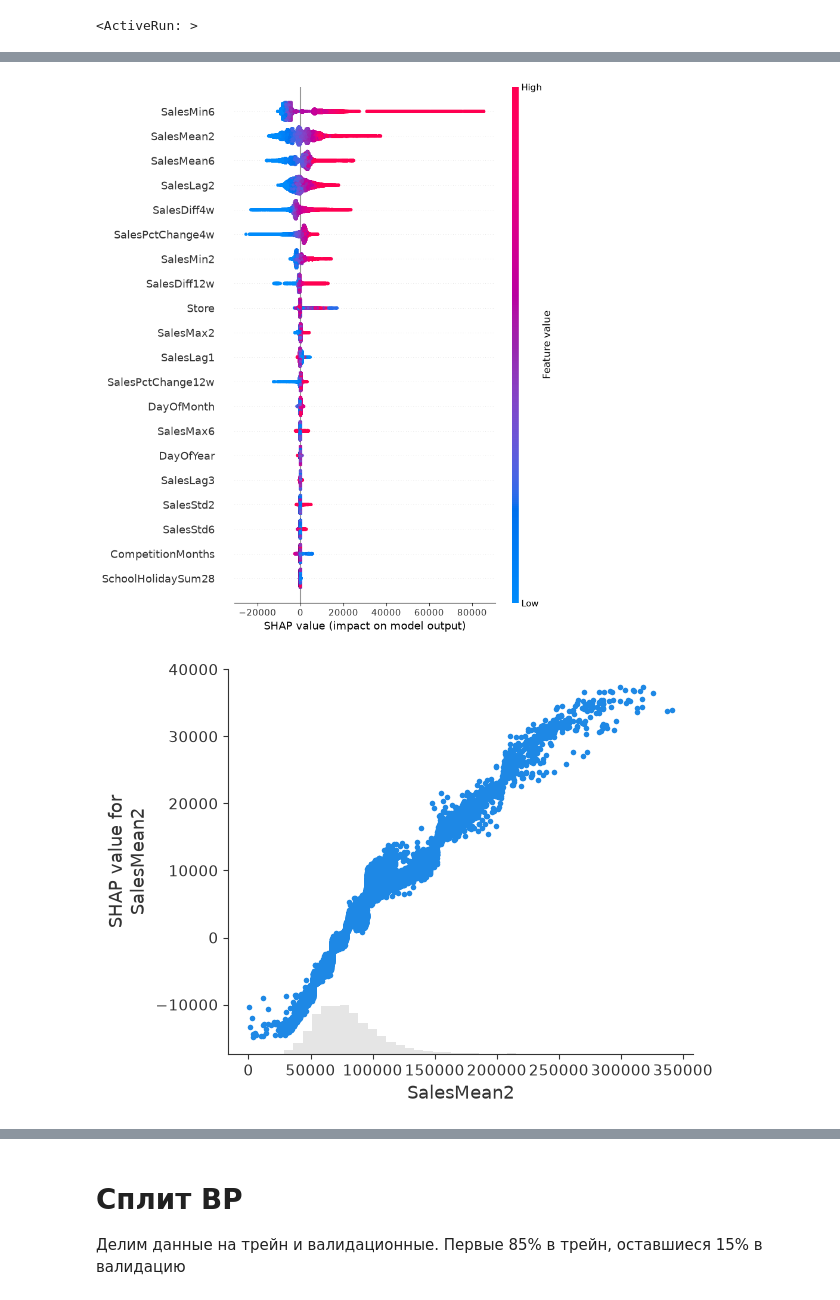
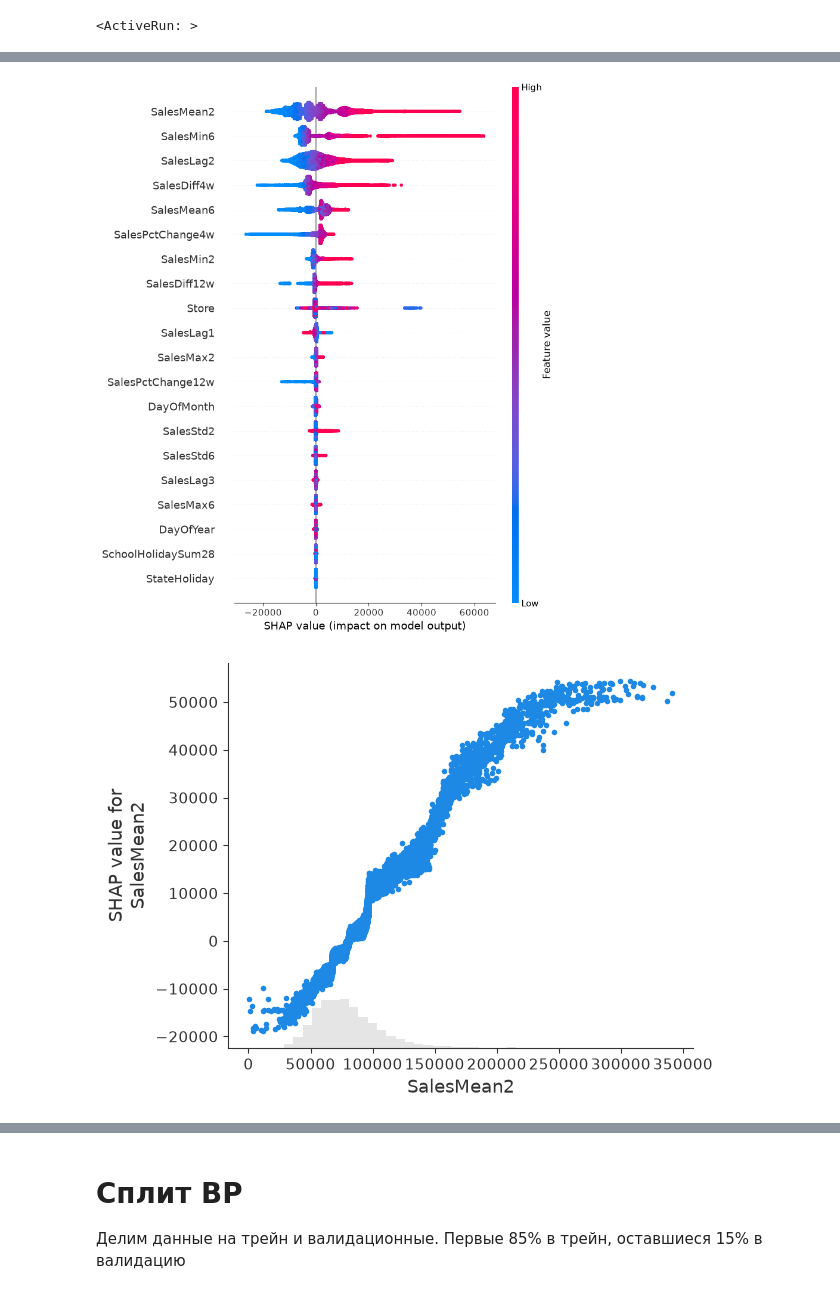
Before and after one commit to harut-prog/rossman-store-sales, a Jupyter notebook: project.ipynb, the cells around one changed output, grey strips where cells are left out. Cells and saved outputs as stored; diff of their text form; code cells hidden in the pictures.

```diff
--- a/project.ipynb
+++ b/project.ipynb
@@ -514,8 +510,8 @@ mlflow.end_run()
 # %%
-X_train = train_df[cat_features + bool_features].join(X_train_br).reindex(columns=target_columns)
+X_train = train_df[cat_features + bool_features].join(X_train_svr).reindex(columns=target_columns)
 y_train = train_df['Sales']
 # %%
-X_val = val_df[cat_features + bool_features].join(X_val_br).reindex(columns=target_columns)
+X_val = val_df[cat_features + bool_features].join(X_val_svr).reindex(columns=target_columns)
 y_val = val_df['Sales']
 # %%
 train_final = X_train.copy()
@@ -695,7 +691,7 @@ agg_dict.update({c: 'mean' for c in mean_cols})
 # %%
 with mlflow.start_run(run_name='preprocessing_with_outliers') as prep_run:
     mlflow.sklearn.log_model(scaler, 'scaler', serialization_format='pickle')
-    mlflow.sklearn.log_model(br_impute, 'imputer', serialization_format='pickle')
+    mlflow.sklearn.log_model(svr_impute, 'imputer', serialization_format='pickle')
     mlflow.log_dict(
         {
             'cat_features': cat_features,
@@ -1432 +1416,4 @@ shap_exp = shap.Explanation(
+# %%
+explainer = shap.TreeExplainer(lgbm_model_week2)
+shap_values_lgbm = explainer(lgbm_train_week2)
 # %%
@@ -1438,15 +1425,15 @@ plt.show()
 # %%
-shap.summary_plot(shap_exp, show=False)
+shap.summary_plot(shap_values_lgbm, show=False)
 mlflow.log_figure(plt.gcf(), 'shap/lgbm_week2_summary.png')
 plt.show()
 # %% [output]
-[figure, old version]
+[figure, new version]
 # %%
-shap.plots.scatter(shap_exp[:, "SalesMean2"], show=False)
+shap.plots.scatter(shap_values_lgbm[:, "SalesMean2"], show=False)
 mlflow.log_figure(plt.gcf(), 'shap/lgbm_week2_scatter_saleslag2.png')
 plt.show()
 # %% [output]
-[figure, old version]
+[figure, new version]
 # %%
 mlflow.end_run()
 # %% [output]
```
Also changed, not shown: parts of 86 cells of this notebook, 2 other files.
